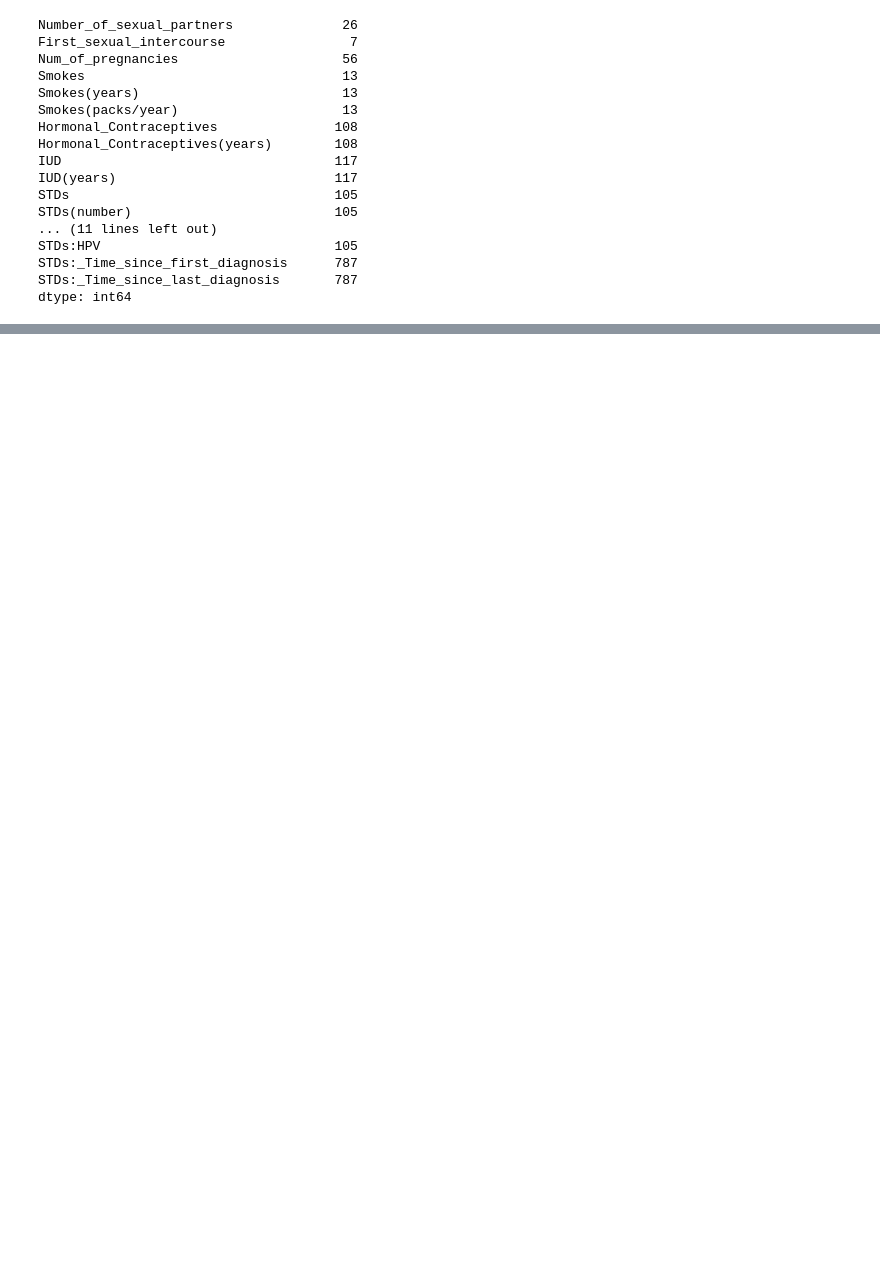
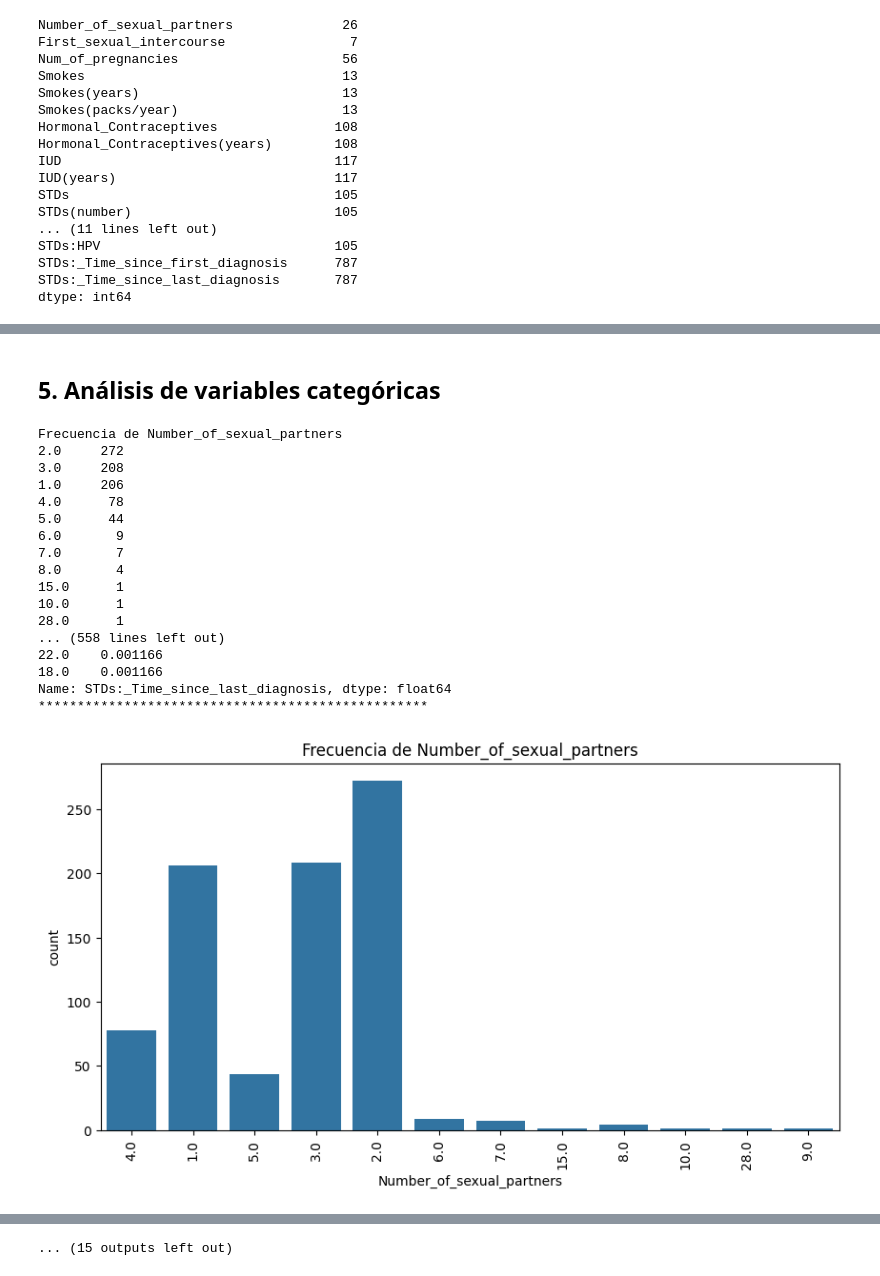
Before and after one commit to Gegdgt/Lab1-DataScience, a Jupyter notebook: Lab1.ipynb, the cells around one changed output, grey strips where cells are left out. Saved outputs shown, nothing was run; the diff lists cells and outputs as text; code cells hidden in the pictures; blank space fills up the shorter version.

```diff
--- a/Lab1.ipynb
+++ b/Lab1.ipynb
@@ -248,0 +323,37 @@ dtype: int64
+# %% [markdown]
+## 5. Análisis de variables categóricas
+# %%
+# Tablas de frecuencia y proporción para variables categóricas
+for col in cat_vars:
+    print(f"Frecuencia de {col}")
+    print(df[col].value_counts())
+    print(f"Proporción de {col}")
+    print(df[col].value_counts() / len(df))
+    print("*" * 50)
+
+# Gráficos de barras para variables categóricas
+for col in cat_vars:
+    plt.figure(figsize=(10, 5))
+    sns.countplot(x=df[col])
+    plt.title(f'Frecuencia de {col}')
+    plt.xticks(rotation=90)
+    plt.show()
+# %% [output]
+Frecuencia de Number_of_sexual_partners
+2.0     272
+3.0     208
+1.0     206
+4.0      78
+5.0      44
+6.0       9
+7.0       7
+8.0       4
+15.0      1
+10.0      1
+28.0      1
+... (558 lines left out)
+22.0    0.001166
+18.0    0.001166
+Name: STDs:_Time_since_last_diagnosis, dtype: float64
+**************************************************
+[figure, added]
@@ -248,0 +370 @@ dtype: int64
+... (15 outputs left out)
```
Also changed, not shown: parts of 15 cells of this notebook.
